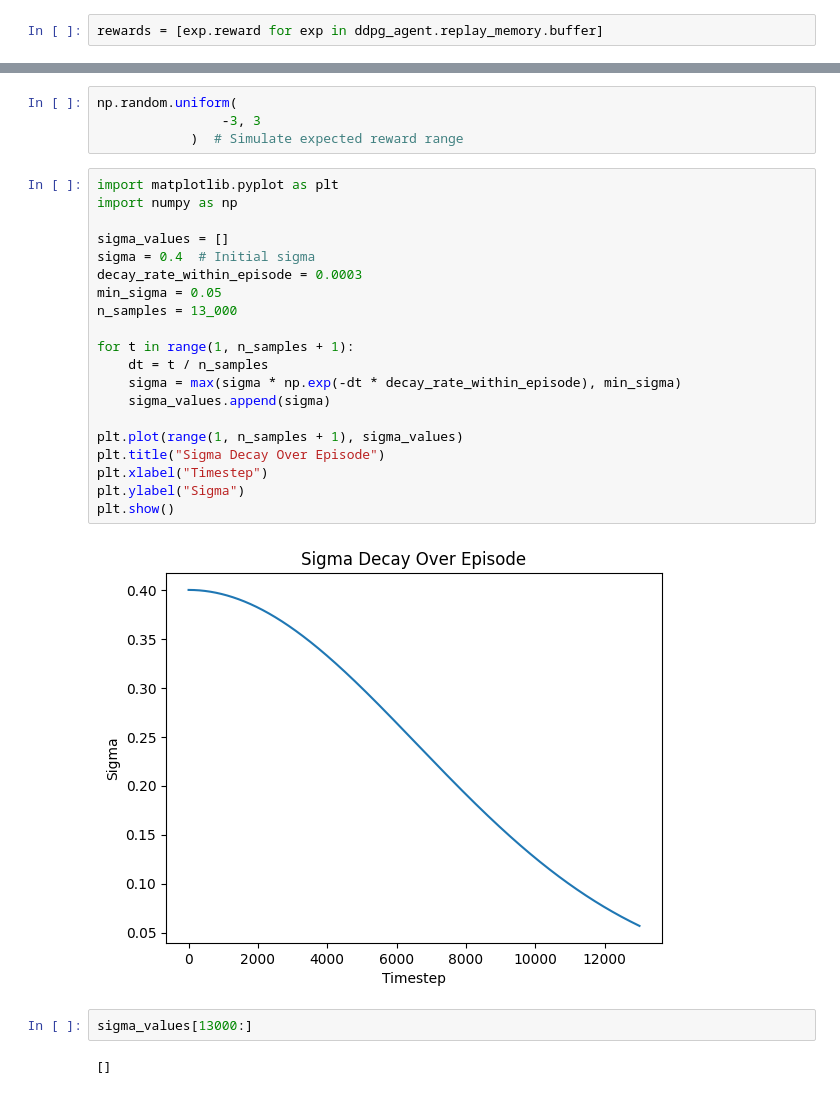
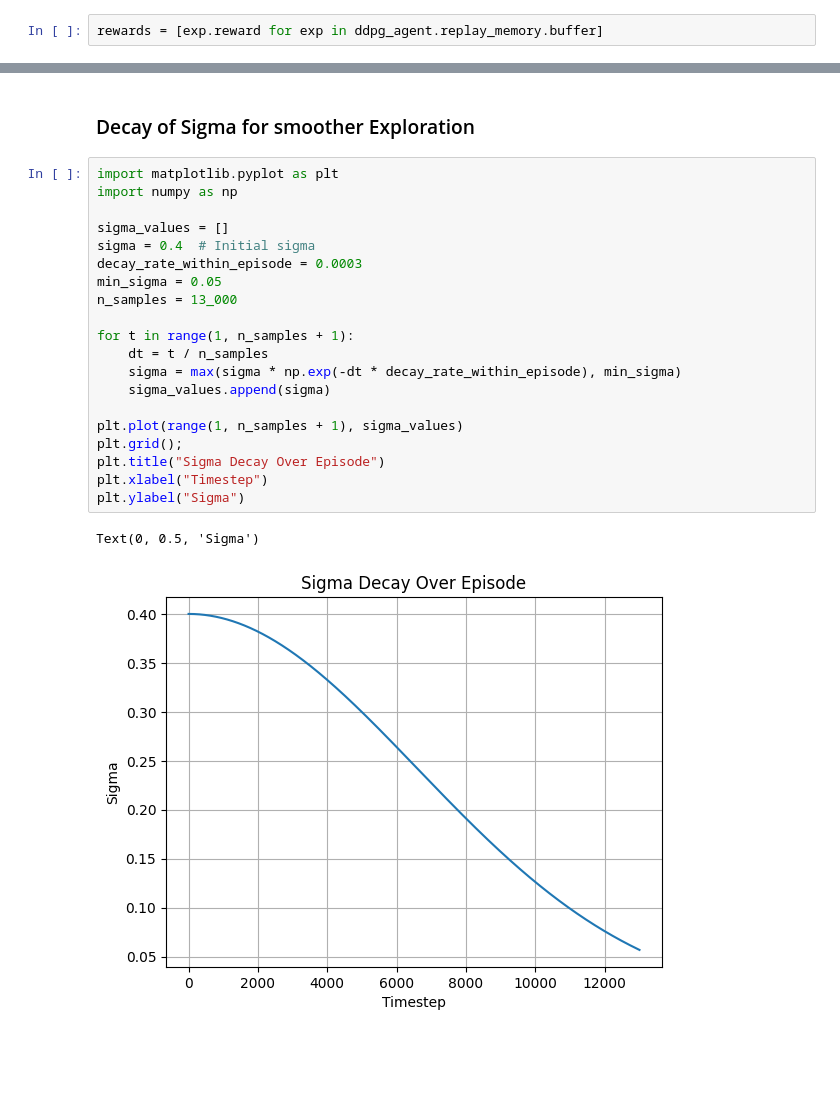
Before and after one commit to mrajancsr/deep-policy-gradient-portfolio, a Jupyter notebook: ddpgportfolio/agent/ddpg_agent_trade.ipynb, the cells around one changed output, grey strips where cells are left out. Cells and saved outputs as stored; diff of their text form; blank space fills up the shorter version.

```diff
--- a/ddpgportfolio/agent/ddpg_agent_trade.ipynb
+++ b/ddpgportfolio/agent/ddpg_agent_trade.ipynb
@@ -230,30 +230,25 @@ Reward Mean: 0.011989923519419523, Reward Std: 1.0109159798998388
-# %%
-np.random.uniform(
-                -3, 3
-            )  # Simulate expected reward range
+# %% [markdown]
+### Decay of Sigma for smoother Exploration
 # %%
 import matplotlib.pyplot as plt
 import numpy as np
 
 sigma_values = []
 sigma = 0.4  # Initial sigma
 decay_rate_within_episode = 0.0003
 min_sigma = 0.05
 n_samples = 13_000
 
 for t in range(1, n_samples + 1):
     dt = t / n_samples
     sigma = max(sigma * np.exp(-dt * decay_rate_within_episode), min_sigma)
     sigma_values.append(sigma)
 
 plt.plot(range(1, n_samples + 1), sigma_values)
+plt.grid();
 plt.title("Sigma Decay Over Episode")
 plt.xlabel("Timestep")
 plt.ylabel("Sigma")
-plt.show()
 # %% [output]
+Text(0, 0.5, 'Sigma')
-[figure, old version]
+[figure, new version]
-# %%
-sigma_values[13000:]
-# %% [output]
-[]
```
Also changed, not shown: parts of 9 cells of this notebook.
